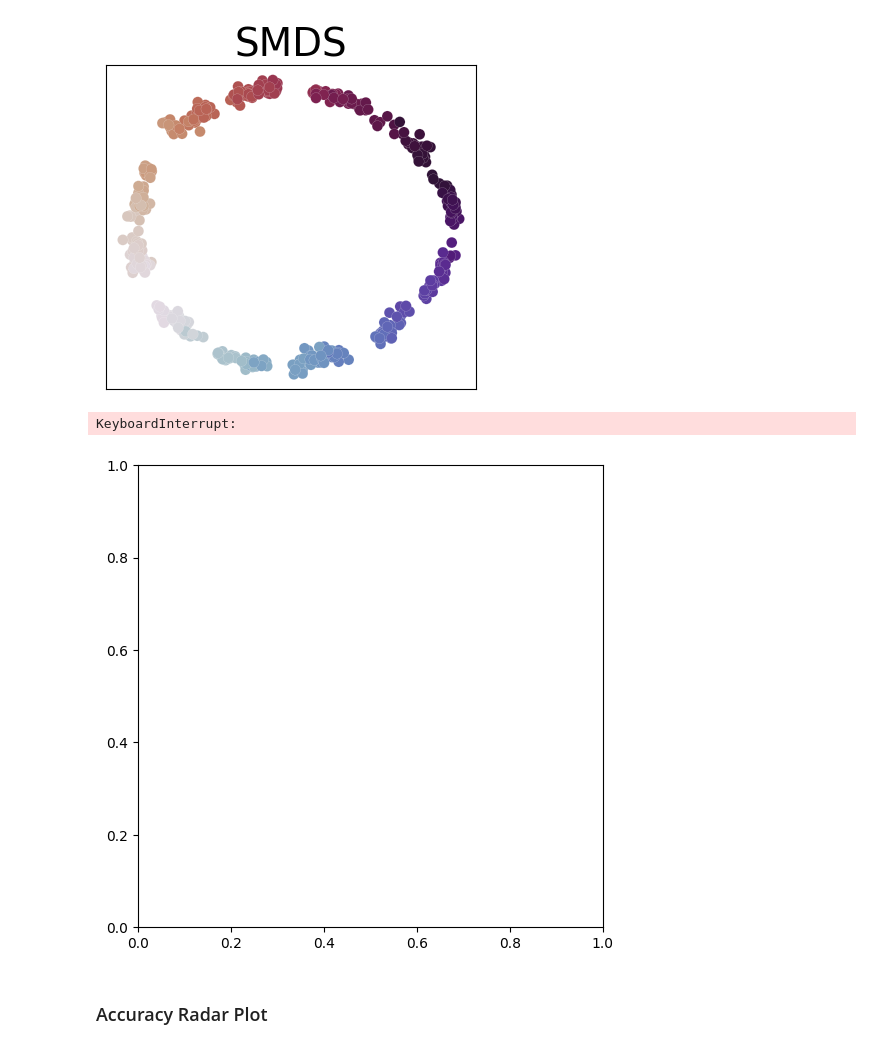
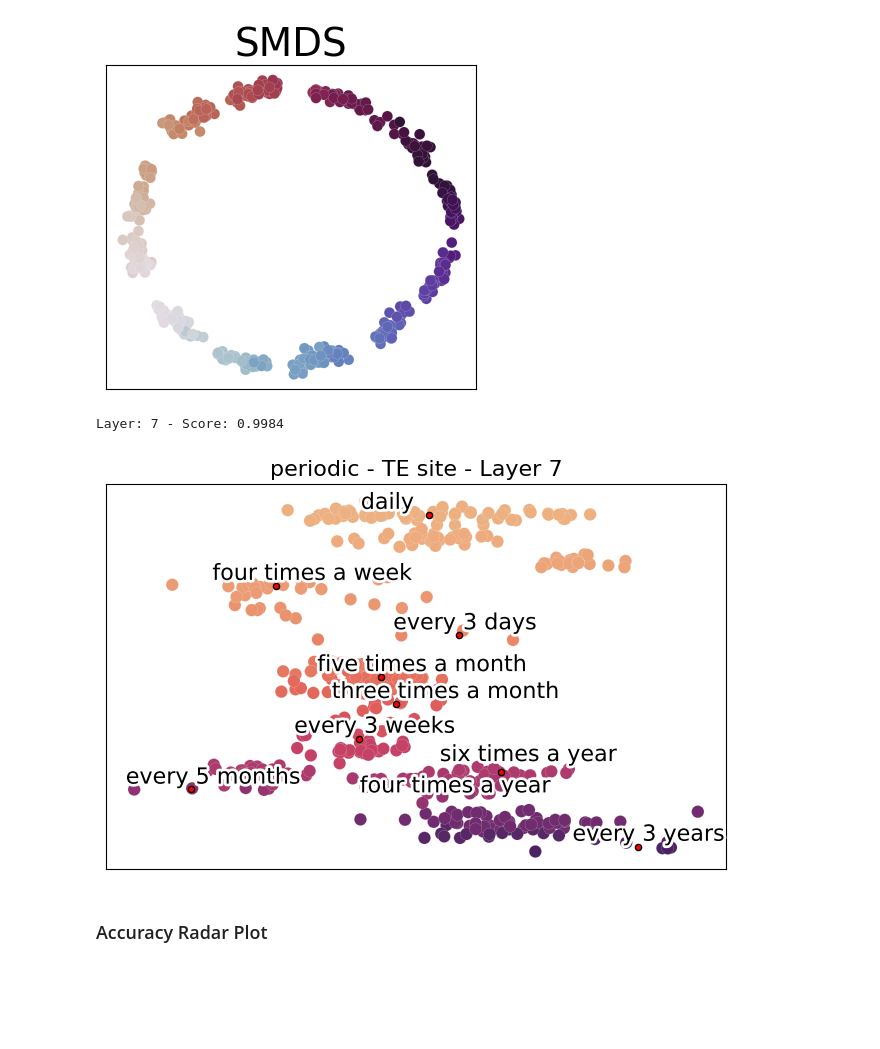
Before and after one commit to UKPLab/arxiv2025-shape-happens, a Jupyter notebook: plot_results.ipynb, the cells around one changed output. Cells and saved outputs as stored; diff of their text form; code cells hidden in the pictures; blank space fills up the shorter version.

```diff
--- a/plot_results.ipynb
+++ b/plot_results.ipynb
@@ -41,7 +41,7 @@ top_k['rank'] = top_k.groupby(['model_name', 'dataset_name']).cumcount() + 1
 
 # Optional: pivot for easier comparison
 pivoted = top_k.pivot_table(
-    index=['dataset_name', 'model_name', 'accuracy', 'target_col'],
+    index=['dataset_name', 'model_name', 'accuracy', 'target_col', 'layer'],
     columns='rank',
     values=['manifold', 'score'],
     aggfunc='first'
@@ -51,13 +51,15 @@ pivoted = top_k.pivot_table(
 pivoted.columns = [f'{col[0]}_top{col[1]}' for col in pivoted.columns]
 pivoted = pivoted.reset_index()
 # Reorder columns to be manifold1 score1, manifold2 score2, etc.
-pivoted = pivoted[['dataset_name', 'model_name', 'target_col', 'accuracy'] +
+pivoted = pivoted[['dataset_name', 'model_name', 'target_col', 'accuracy', 'layer'] +
                   ['manifold_top1', 'score_top1',
                    'manifold_top2', 'score_top2',
                    'manifold_top3', 'score_top3']]
 
+print(pivoted.to_string(index=False, float_format="%.3f"))
+
 # --- Final pivoting ---
-df_multi = pivoted.set_index(['dataset_name', 'model_name'])
+df_multi = pivoted.drop(columns=['layer']).drop_duplicates().set_index(['dataset_name', 'model_name'])
 
 # Select relevant columns to include under each model
 df_multi = df_multi[['accuracy', 'manifold_top1', 'score_top1']]
@@ -108,7 +110,7 @@ with pd.option_context('display.max_rows', None, 'display.max_columns', None):
     top1 = top_k[top_k['rank'] == 1]
     print(top1[['score', 'layer', 'accuracy']].corr(method='spearman'))
     # print(pivoted_models.to_string(index=False))
-    # print(pivoted.to_string(index=False, float_format="%.3f"))
+    print(pivoted.to_string(index=False, float_format="%.3f"))
     print(pivoted_models_with_avg.to_latex(index=False, escape=False, float_format="%.3f", column_format='lccccccccc'))
 
 
@@ -891,7 +894,8 @@ import os
 # dir_path = 'results/intervention_replace/Llama-3.2-3B-Instruct/date_3way'
 # dir_path = 'results/intervention_replace/Llama-3.2-3B-Instruct'
 # dir_path = 'results/intervention_rand/Llama-3.2-3B-Instruct'
-dir_path = 'results/intervention_full/Llama-3.2-3B-Instruct'
+# dir_path = 'results/intervention_full/Llama-3.2-3B-Instruct'
+dir_path = 'results/intervention_denoise/Llama-3.2-3B-Instruct'
 
 metadata = []
 # Loop through all files in the folder and subfolder recursively
@@ -2214,38 +2458,70 @@ from shape_happens.utils import ActivationDataset, SupervisedMDS
 def clean_scatterplot(ax):
     # 1. Remove ticks and labels
     ax.set_xticks([])
     ax.set_yticks([])
     ax.set_yticklabels([])
     ax.set_xticklabels([])
 
 
 ad = ActivationDataset.load('results/Llama-3.2-3B-Instruct/periodic_3way.pt')
-fig, ax = plt.subplots(figsize=(6, 6))
+fig, ax = plt.subplots(figsize=(8, 5))
 plot_activations_single(
     ad,
     label_col='correct_period_length',
     target_col='correct_period_str',
     label_col_str='correct_period_str',
     reduction_method='SMDS',
     layer=7,
     ax=ax,
     manifold='log_linear',
     palette='flare',
     preprocess_func=lambda x: np.log(x),
     annotations='centroids',
+    annotation_fontsize=12,
+    annotation_offset=(-2e-8, 0),
+    s=80,
+    linewidth=0.1,
     components=(1, 0),
     # annotation_preprocess_func=lambda x: pd.to_datetime(x).strftime('%B'),
     n_components=2,
     filter_incorrect=True,
     max_samples=1000,
 )
 clean_scatterplot(ax)
 ax.grid(False)
-ax.set_title('SMDS', fontsize=14)
-plt.savefig('plots/smds_periodic_example.png', bbox_inches='tight', dpi=300)
+ax.set_title('periodic - TE site - Layer 7', fontsize=16)
+plt.savefig('plots/smds_periodic_example.pdf', bbox_inches='tight', dpi=300)
+
+
+# ad1 = ActivationDataset.load('results/Llama-3.2-3B-Instruct/date_3way.pt')
+# plot_activations_single(
+#     ad1,
+#     label_col='correct_date',
+#     target_col='last_prompt_token',
+#     label_col_str='correct_date',
+#     reduction_method='SMDS',
+#     layer=6,
+#     ax=axes[0],
+#     manifold='circular',
+#     palette='twilight',
+#     preprocess_func=lambda x: pd.to_datetime(x).day_of_year,
+#     annotations='centroids',
+#     annotation_preprocess_func=lambda x: pd.to_datetime(x).strftime('%B'),
+#     annotation_fontsize=20,
+#     s=80,
+#     linewidth=0.0,
+#     n_components=3,
+#     n_annotations=8,
+#     filter_incorrect=True,
+#     max_samples=1000,
+# )
+# axes[0].grid(False)
+# axes[0].set_ylabel('Component 1')
+# axes[0].set_title('LP Site - Raw Date - Layer 6', fontsize=20)
+# clean_scatterplot(axes[0])
 # %% [output]
-KeyboardInterrupt:
+Layer: 7 - Score: 0.9984
-[figure, old version]
+[figure, new version]
 # %% [markdown]
 ### Accuracy Radar Plot
 # %%
```
Also changed, not shown: parts of 10 cells of this notebook, 2 other files.
